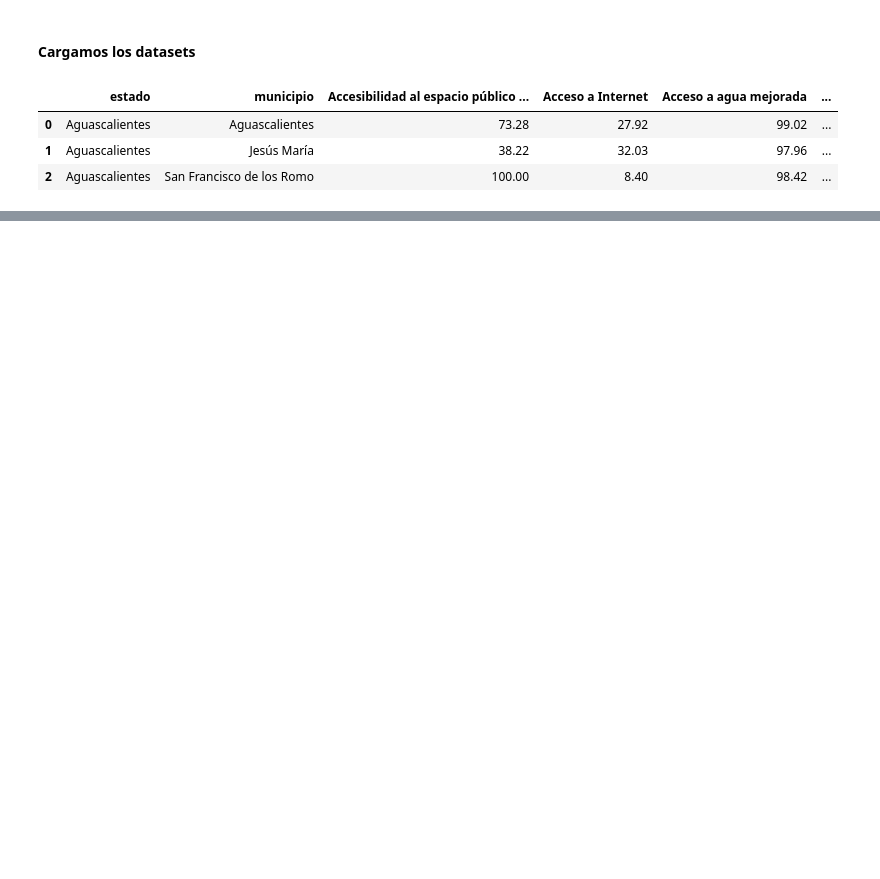
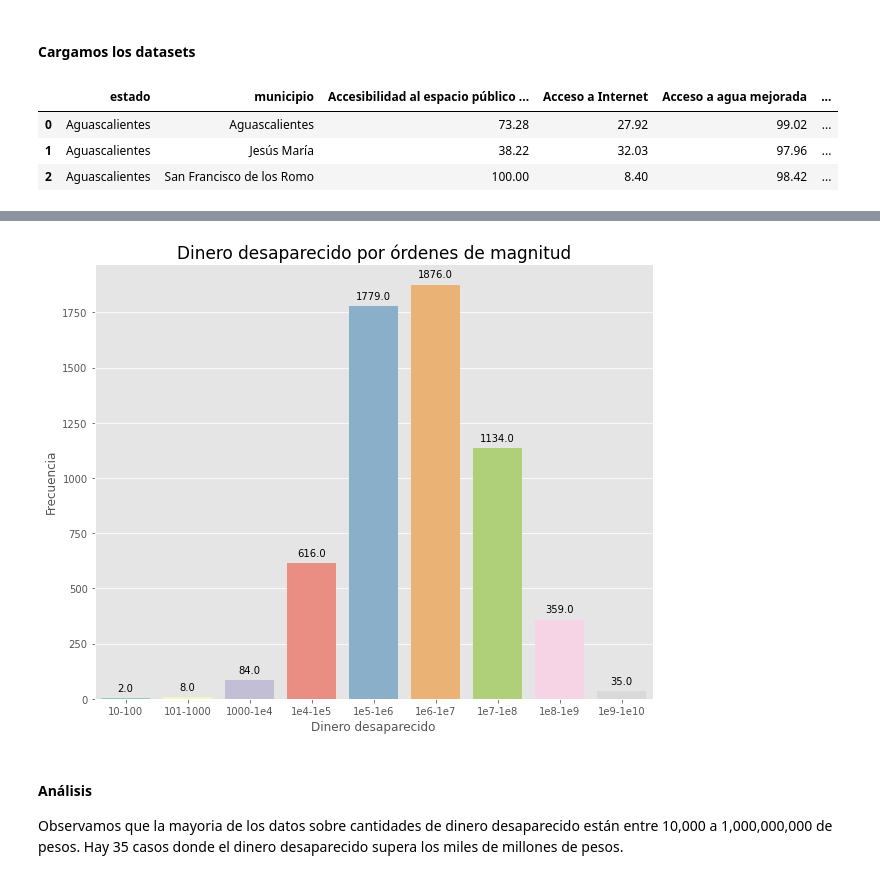
Before and after one commit to Erick-INCS/Corruption-analysis, a Jupyter notebook: Corrupt_Analysis.ipynb, the cells around one changed output, grey strips where cells are left out. Saved outputs shown, nothing was run; the diff lists cells and outputs as text; code cells hidden in the pictures; blank space fills up the shorter version.

```diff
--- a/Corrupt_Analysis.ipynb
+++ b/Corrupt_Analysis.ipynb
@@ -56,0 +215,7 @@ memory usage: 104.6+ MB
+# %%
+#Como el rango de los datos es muy grande, tenemos que segmentarlos por órdenes de magnitud
+bins = [1e1, 1e2, 1e3, 1e4, 1e5, 1e6, 1e7, 1e8, 1e9, 1e10]
+names = ["10-100","101-1000", "1000-1e4", "1e4-1e5", "1e5-1e6","1e6-1e7","1e7-1e8","1e8-1e9","1e9-1e10"]
+segmentos = pd.cut(ds_asf['desaparecido'], bins, labels = names)
+Frecuencias = ds_asf['desaparecido'].groupby(segmentos).count()
+Frecuencias
@@ -56,0 +234,15 @@ memory usage: 104.6+ MB
+# %%
+with plt.style.context('ggplot'):
+  fig = plt.figure(figsize=(10, 8))
+  ax = fig.add_subplot()
+  ax = sns.barplot(names, Frecuencias, palette="Set3")
+  ax.set_title('Dinero desaparecido por órdenes de magnitud', size=17)
+  ax.set(ylabel='Frecuencia', xlabel='Dinero desaparecido')
+  for p in ax.patches:
+    ax.annotate(format(p.get_height()), (p.get_x() + p.get_width() / 2, p.get_height()),
+       ha = 'center', va = 'center', xytext = (0, 10), textcoords = 'offset points');
+# %% [output]
+[figure, added]
+# %% [markdown]
+#### Análisis
+Observamos que la mayoria de los datos sobre cantidades de dinero desaparecido están entre 10,000 a 1,000,000,000 de pesos. Hay 35 casos donde el dinero desaparecido supera los miles de millones de pesos.
```
Also changed, not shown: parts of 89 cells of this notebook.
